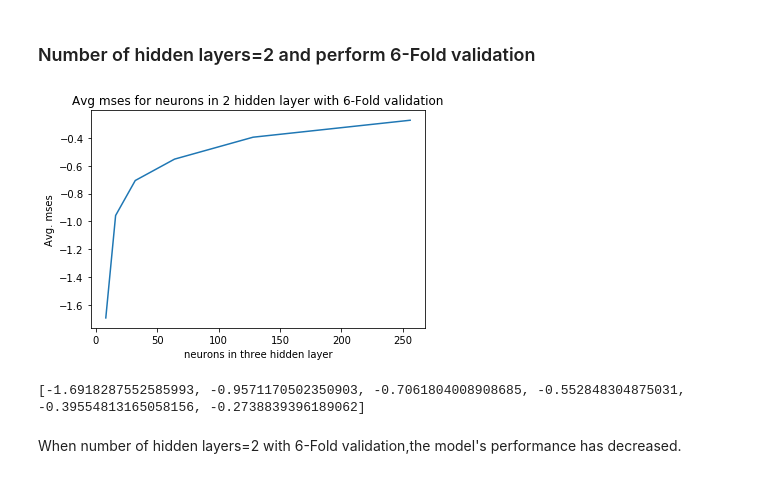
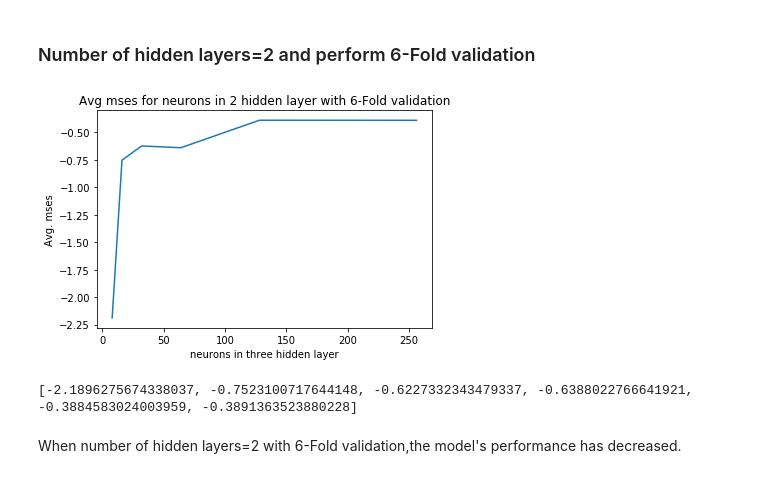
Before and after one commit to siddhantj/ImageClassifier, a Jupyter notebook: ImageClassifier.ipynb, the cells around one changed output. Cells and saved outputs as stored; diff of their text form; code cells hidden in the pictures.

Commit message:
Removing 3rd layer(error) in 2 layer 6 fold validation

```diff
--- a/ImageClassifier.ipynb
+++ b/ImageClassifier.ipynb
@@ -140,21 +140,21 @@ When number of hidden layers = 2 with 4-fold validation, the model has been able
 # %%
 kf_6 = KFold(6, shuffle=True, random_state=1)
 mlp_avg_mses_2_hidden_layer_6_fold = []
 for n in hidden_layer_neurons:
-    mlp = MLPClassifier(hidden_layer_sizes=(n,n,n))
+    mlp = MLPClassifier(hidden_layer_sizes=(n,n))
     mses = cross_val_score(mlp, source_df, target_s,scoring='neg_mean_squared_error',cv=kf)
     avg_mse = np.mean(mses)
     mlp_avg_mses_2_hidden_layer_6_fold.append(avg_mse)
 
 plt.plot(hidden_layer_neurons, mlp_avg_mses_2_hidden_layer_6_fold)
 plt.xlabel('neurons in three hidden layer')
 plt.ylabel('Avg. mses')
 plt.title('Avg mses for neurons in 2 hidden layer with 6-Fold validation')
 plt.show()
 print(mlp_avg_mses_2_hidden_layer_6_fold)
 # %% [output]
-[figure, old version]
+[figure, new version]
-[-1.6918287552585993, -0.9571170502350903, -0.7061804008908685, -0.552848304875031, -0.39554813165058156, -0.2738839396189062]
+[-2.1896275674338037, -0.7523100717644148, -0.6227332343479337, -0.6388022766641921, -0.3884583024003959, -0.3891363523880228]
 # %% [markdown]
 When number of hidden layers=2 with 6-Fold validation,the model's performance has decreased.
 # %% [markdown]
```
Also changed, not shown: parts of 2 cells of this notebook.
